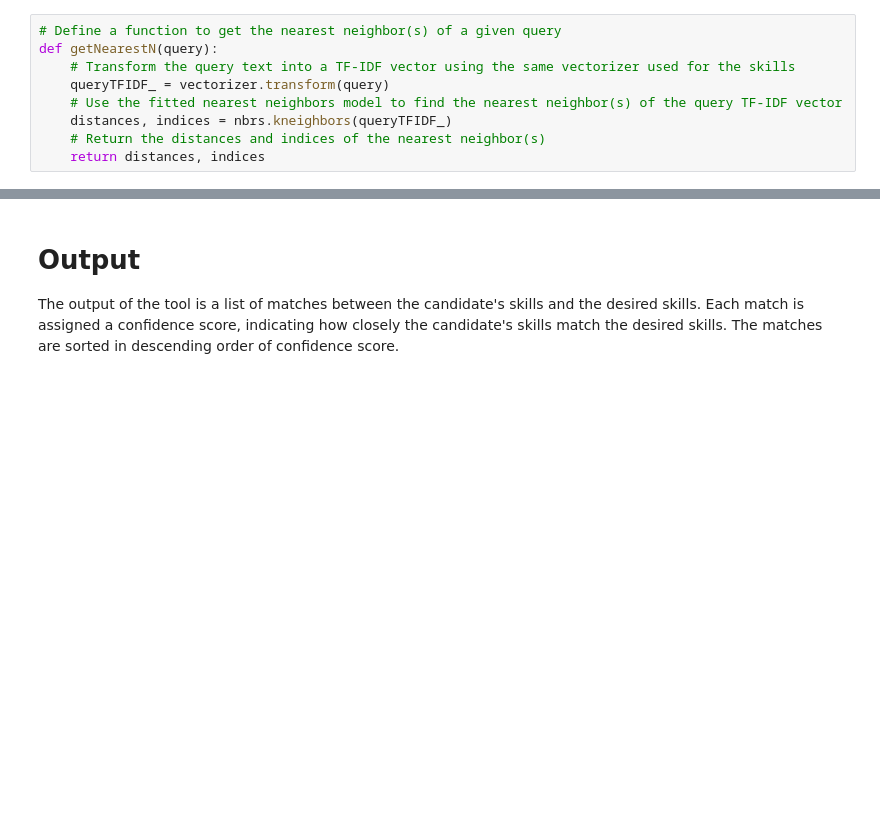
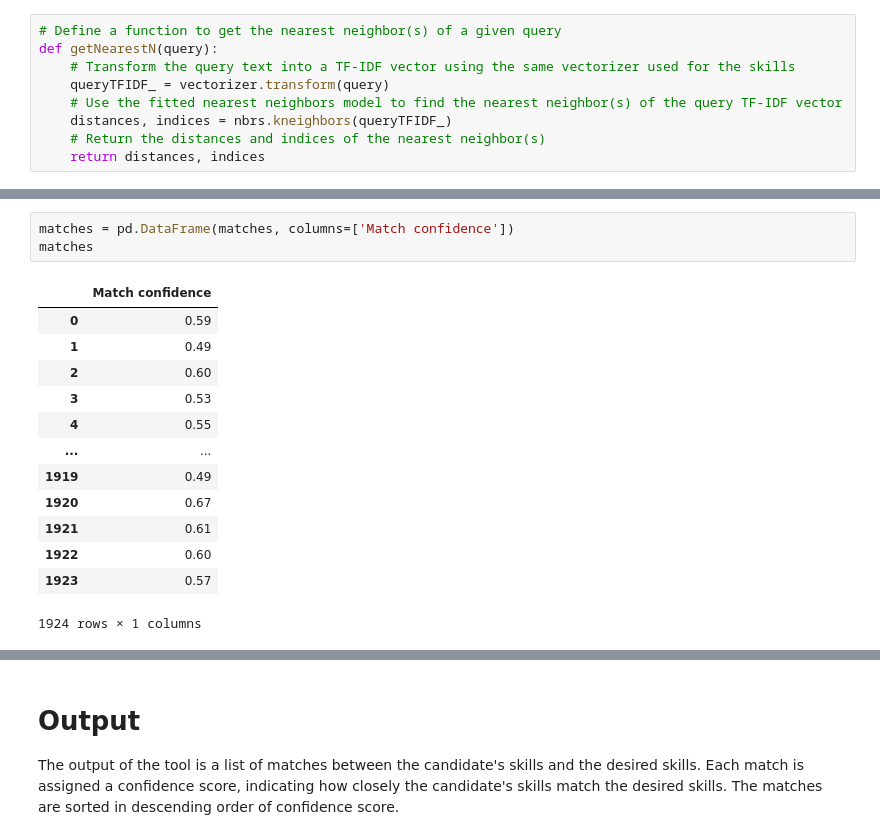
Before and after one commit to anurag-singh2001/AI-Resume-Analyzer, a Jupyter notebook: AI Resume Analyzer.ipynb, the cells around one changed output, grey strips where cells are left out. Saved outputs shown, nothing was run; the diff lists cells and outputs as text; blank space fills up the shorter version.

```diff
--- a/AI Resume Analyzer.ipynb
+++ b/AI Resume Analyzer.ipynb
@@ -217,0 +323,17 @@ df1[['Position', 'Company','Location']].head(10).reset_index()
+# %%
+matches = pd.DataFrame(matches, columns=['Match confidence'])
+matches
+# %% [output]
+|  | Match confidence |
+| 0 | 0.59 |
+| 1 | 0.49 |
+| 2 | 0.60 |
+| 3 | 0.53 |
+| 4 | 0.55 |
+| ... | ... |
+| 1919 | 0.49 |
+| 1920 | 0.67 |
+| 1921 | 0.61 |
+| 1922 | 0.60 |
+| 1923 | 0.57 |
+1924 rows × 1 columns
```
Also changed, not shown: parts of 14 cells of this notebook.
